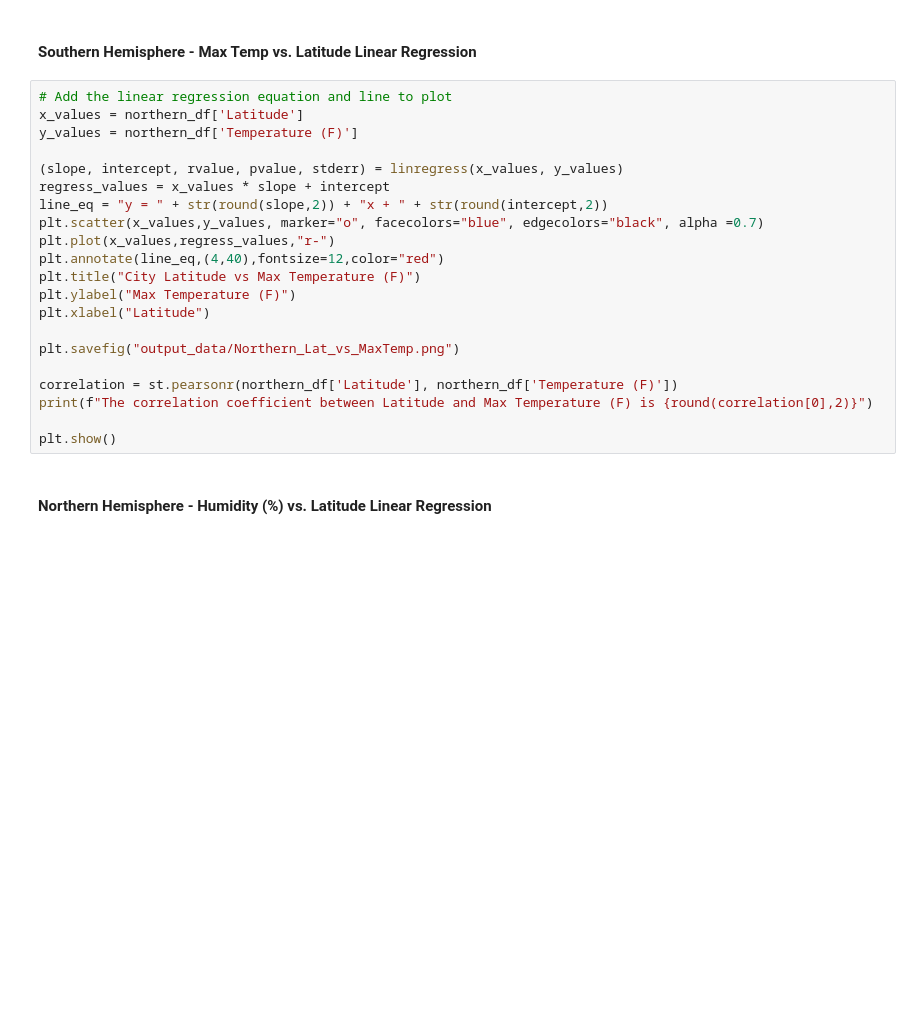
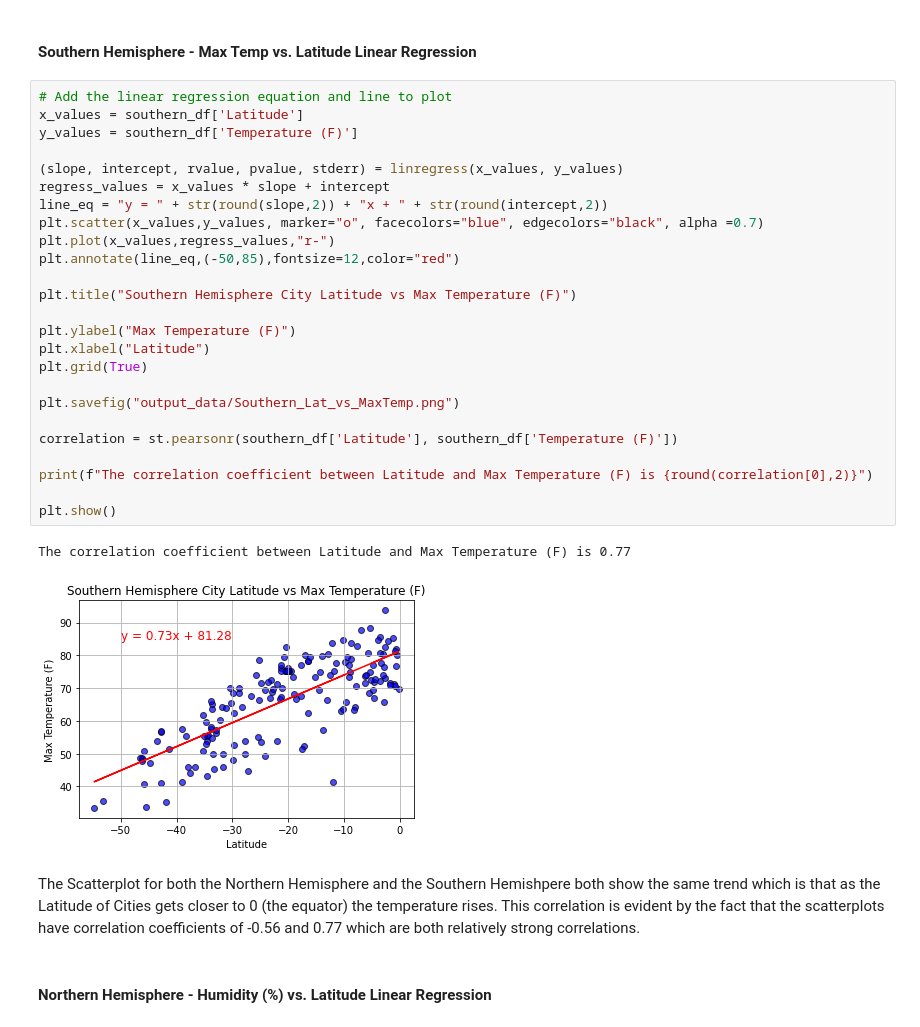
Before and after one commit to cseebec/collin-python-api-challenge, a Jupyter notebook: Weather/WeatherPy.ipynb, the cells around one changed output. Drawn from its saved outputs; the diff is of its cells as text; blank space fills up the shorter version.

```diff
--- a/Weather/WeatherPy.ipynb
+++ b/Weather/WeatherPy.ipynb
@@ -257,24 +258,33 @@ The correlation coefficient between Latitude and Max Temperature (F) is -0.63
 ####  Southern Hemisphere - Max Temp vs. Latitude Linear Regression
 # %%
 # Add the linear regression equation and line to plot
-x_values = northern_df['Latitude']
-y_values = northern_df['Temperature (F)']
+x_values = southern_df['Latitude']
+y_values = southern_df['Temperature (F)']
 
 (slope, intercept, rvalue, pvalue, stderr) = linregress(x_values, y_values)
 regress_values = x_values * slope + intercept
 line_eq = "y = " + str(round(slope,2)) + "x + " + str(round(intercept,2))
 plt.scatter(x_values,y_values, marker="o", facecolors="blue", edgecolors="black", alpha =0.7)
 plt.plot(x_values,regress_values,"r-")
-plt.annotate(line_eq,(4,40),fontsize=12,color="red")
-plt.title("City Latitude vs Max Temperature (F)")
+plt.annotate(line_eq,(-50,85),fontsize=12,color="red")
+
+plt.title("Southern Hemisphere City Latitude vs Max Temperature (F)")
+
 plt.ylabel("Max Temperature (F)")
 plt.xlabel("Latitude")
+plt.grid(True)
 
-plt.savefig("output_data/Northern_Lat_vs_MaxTemp.png")
+plt.savefig("output_data/Southern_Lat_vs_MaxTemp.png")
 
-correlation = st.pearsonr(northern_df['Latitude'], northern_df['Temperature (F)'])
+correlation = st.pearsonr(southern_df['Latitude'], southern_df['Temperature (F)'])
+
 print(f"The correlation coefficient between Latitude and Max Temperature (F) is {round(correlation[0],2)}")
 
 plt.show()
+# %% [output]
+The correlation coefficient between Latitude and Max Temperature (F) is 0.77
+[figure, added]
+# %% [markdown]
+The Scatterplot for both the Northern Hemisphere and the Southern Hemishpere both show the same trend which is that as the Latitude of Cities gets closer to 0 (the equator) the temperature rises. This correlation is evident by the fact that the scatterplots have correlation coefficients of -0.56 and 0.77 which are both relatively strong correlations.
 # %% [markdown]
 ####  Northern Hemisphere - Humidity (%) vs. Latitude Linear Regression
```
Also changed, not shown: parts of 18 cells of this notebook, 14 other files.
